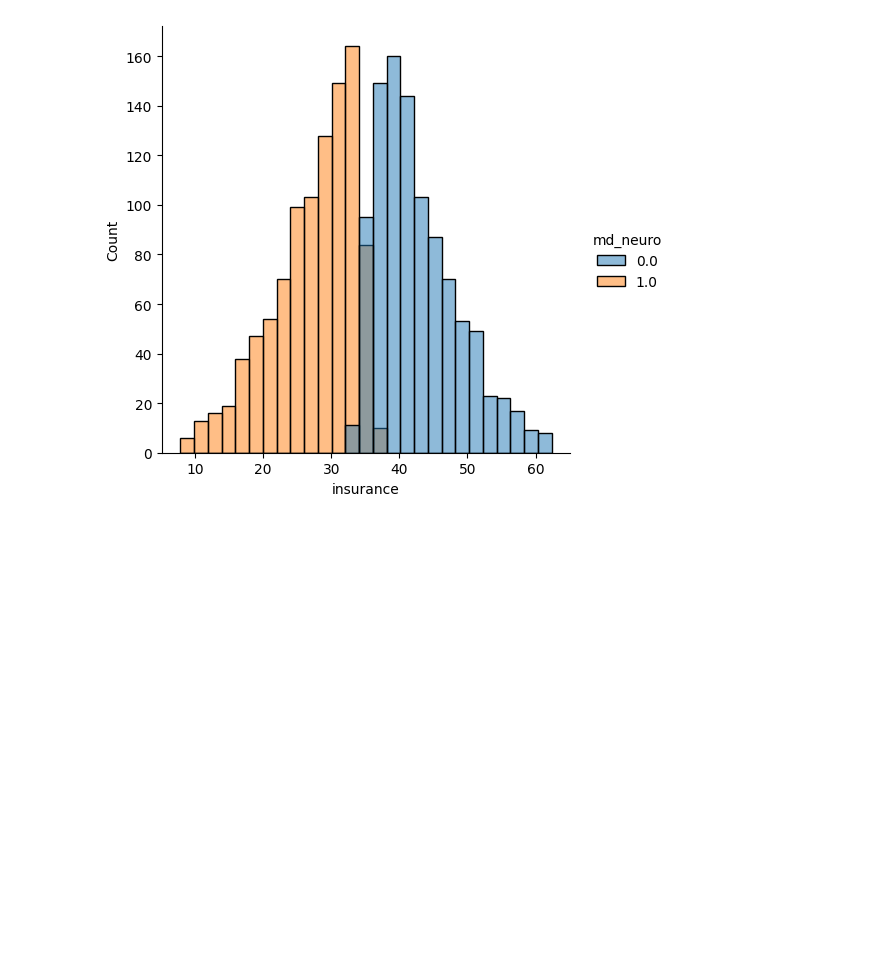
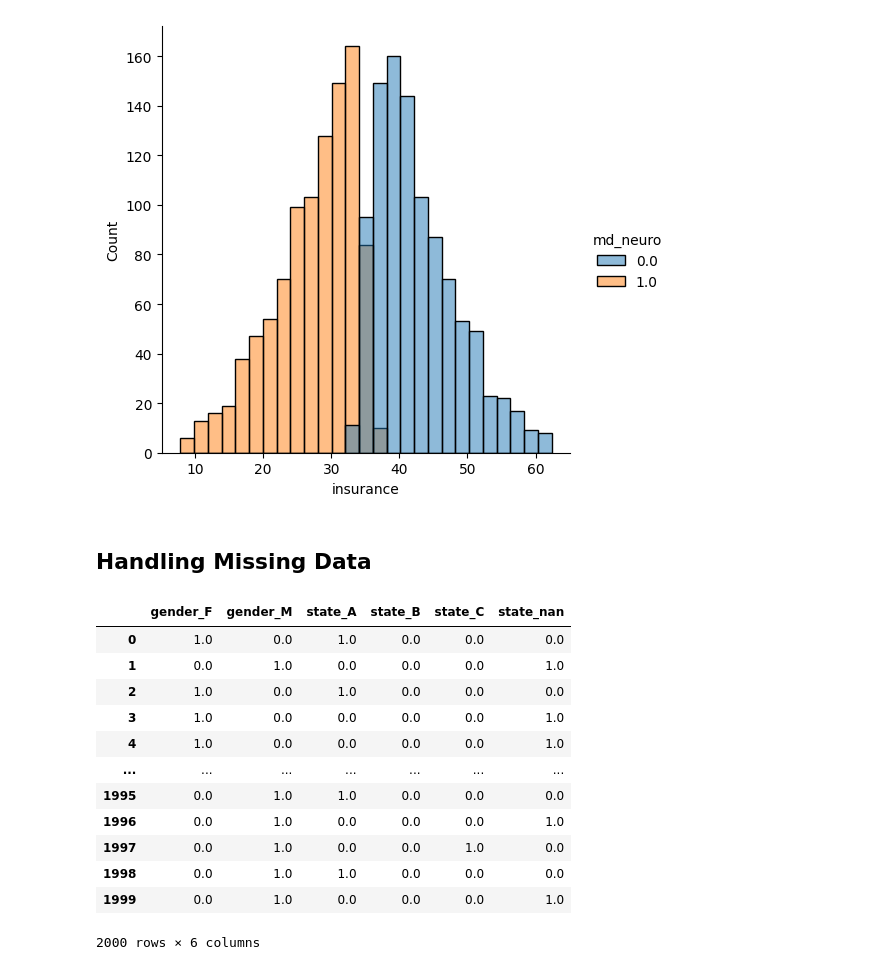
Before and after one commit to BryanEastman/BehavioralDataAnalysis, a Jupyter notebook: Chapter 6 - Handling missing data/Chapter 6.ipynb, the cells around one changed output. Cells and saved outputs as stored; diff of their text form; code cells hidden in the pictures; blank space fills up the shorter version.

```diff
--- a/Chapter 6 - Handling missing data/Chapter 6.ipynb
+++ b/Chapter 6 - Handling missing data/Chapter 6.ipynb
@@ -268,3 +268,40 @@ sns.displot(complete_data, x='insurance', hue='md_neuro')
 # %% [output]
 <seaborn.axisgrid.FacetGrid at 0x...>
 [figure]
+# %% [markdown]
+## Handling Missing Data
+# %%
+from sklearn.preprocessing import OneHotEncoder
+
+# not really a fan of how it was done in the book but jesus this was annoying
+# mans really hid a bunch of code in the notebooks NOT in the book itself
+# sklearn does not allow you to encode rows with null, but creates a feature for null instead
+# use pandas where to fill features in that family instead where the null rows are true
+# have to do this just because sklearn can't handle categoricals very well or something
+
+ohc = OneHotEncoder(handle_unknown='ignore',sparse_output=False)
+
+hot_data = ohc.fit_transform(available_data.select_dtypes('object'))
+
+labels = list(ohc.get_feature_names_out())
+
+comb = pd.DataFrame(columns=labels, data=hot_data)
+
+comb_null = comb.iloc[:,2:5].where(comb.state_nan == 0.0)
+
+hot_df = pd.concat([comb_null, comb[["gender_F", "gender_M"]]],axis=1)
+encoded_data = pd.concat([available_data.copy().drop(["state", "gender", "md_extra", "md_state", "md_neuro"],axis=1), hot_df],axis=1)
+# %% [output]
+|  | gender_F | gender_M | state_A | state_B | state_C | state_nan |
+| 0 | 1.0 | 0.0 | 1.0 | 0.0 | 0.0 | 0.0 |
+| 1 | 0.0 | 1.0 | 0.0 | 0.0 | 0.0 | 1.0 |
+| 2 | 1.0 | 0.0 | 1.0 | 0.0 | 0.0 | 0.0 |
+| 3 | 1.0 | 0.0 | 0.0 | 0.0 | 0.0 | 1.0 |
+| 4 | 1.0 | 0.0 | 0.0 | 0.0 | 0.0 | 1.0 |
+| ... | ... | ... | ... | ... | ... | ... |
+| 1995 | 0.0 | 1.0 | 1.0 | 0.0 | 0.0 | 0.0 |
+| 1996 | 0.0 | 1.0 | 0.0 | 0.0 | 0.0 | 1.0 |
+| 1997 | 0.0 | 1.0 | 0.0 | 0.0 | 1.0 | 0.0 |
+| 1998 | 0.0 | 1.0 | 1.0 | 0.0 | 0.0 | 0.0 |
+| 1999 | 0.0 | 1.0 | 0.0 | 0.0 | 0.0 | 1.0 |
+2000 rows × 6 columns
```
Also changed, not shown: parts of 5 cells of this notebook.
